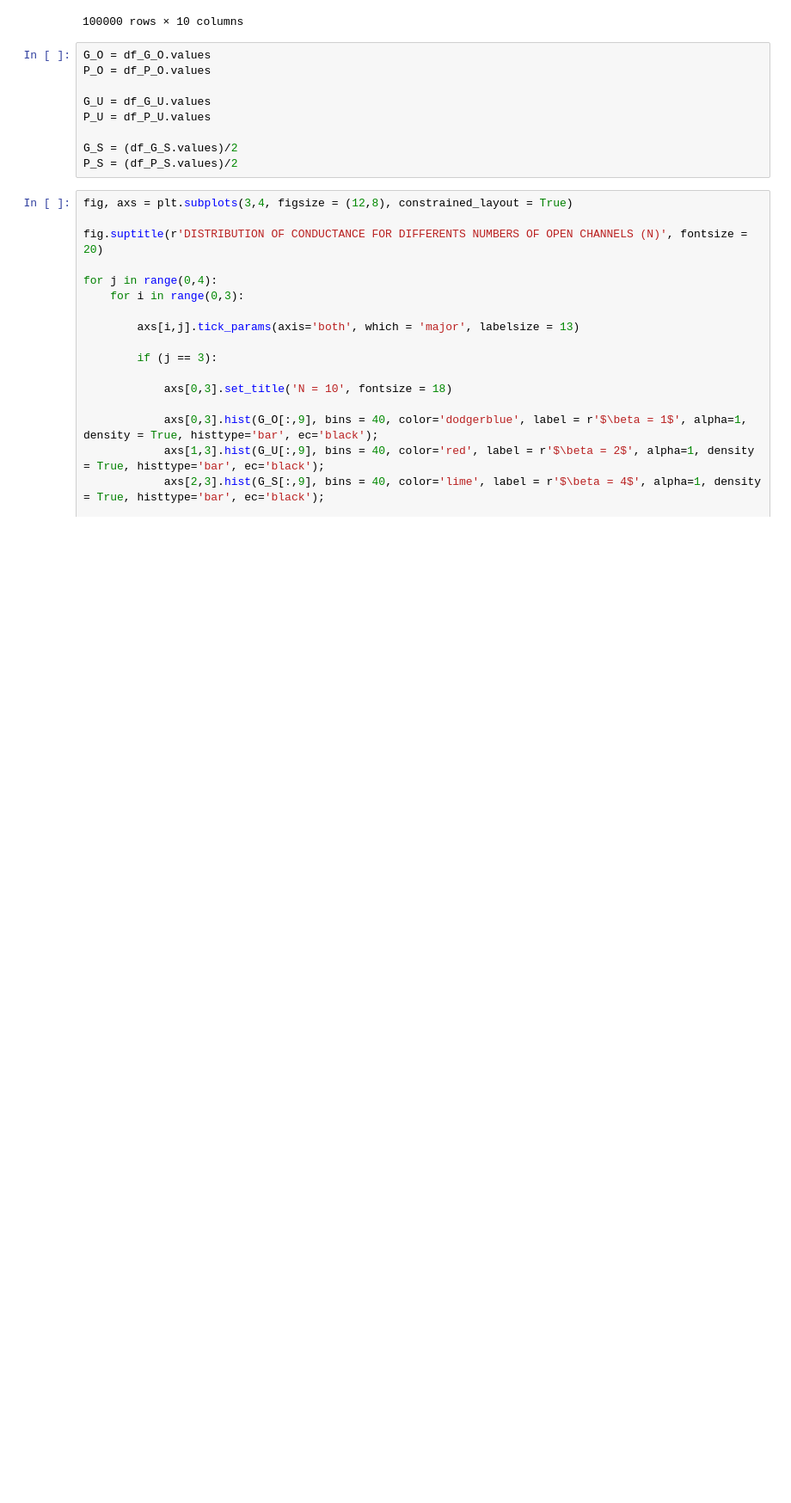
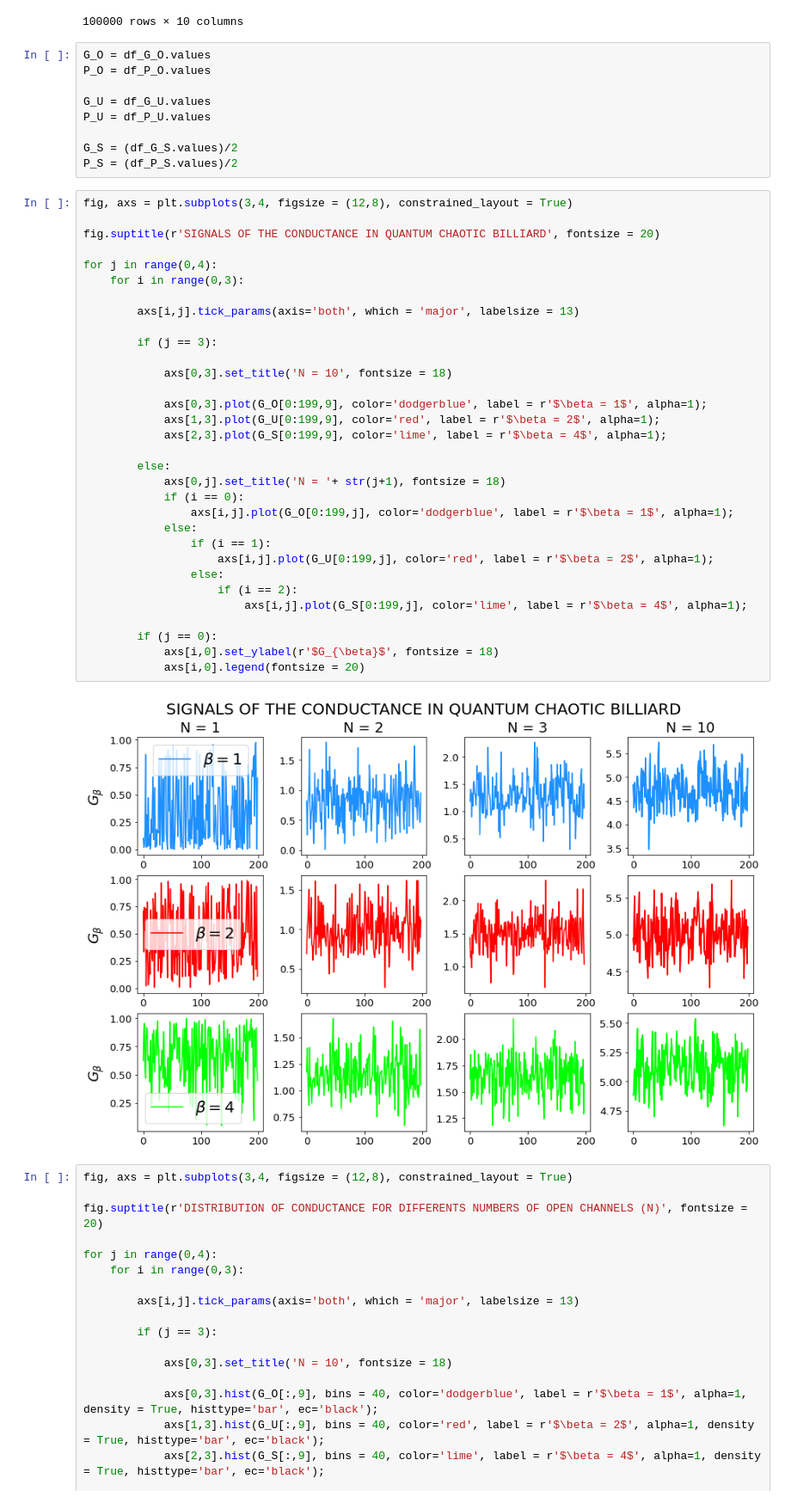
Before and after one commit to Rafffaelb/Schrodinger_Billiard, a Jupyter notebook: Conductance_ShotNoise/Data_Analysis/Conductance_ShotNoise.ipynb, the cells around one changed output. Shown: that part at 86% size. Saved outputs shown, nothing was run; the diff lists cells and outputs as text; blank space fills up the shorter version.

Commit message:
Plotting Signals of Conductance

```diff
--- a/Conductance_ShotNoise/Data_Analysis/Conductance_ShotNoise.ipynb
+++ b/Conductance_ShotNoise/Data_Analysis/Conductance_ShotNoise.ipynb
@@ -39,6 +39,40 @@ P_U = df_P_U.values
 
 G_S = (df_G_S.values)/2
 P_S = (df_P_S.values)/2
+# %%
+fig, axs = plt.subplots(3,4, figsize = (12,8), constrained_layout = True)
+
+fig.suptitle(r'SIGNALS OF THE CONDUCTANCE IN QUANTUM CHAOTIC BILLIARD', fontsize = 20)
+
+for j in range(0,4):
+    for i in range(0,3):
+
+        axs[i,j].tick_params(axis='both', which = 'major', labelsize = 13)
+
+        if (j == 3):
+
+            axs[0,3].set_title('N = 10', fontsize = 18)
+
+            axs[0,3].plot(G_O[0:199,9], color='dodgerblue', label = r'$\beta = 1$', alpha=1);
+            axs[1,3].plot(G_U[0:199,9], color='red', label = r'$\beta = 2$', alpha=1);
+            axs[2,3].plot(G_S[0:199,9], color='lime', label = r'$\beta = 4$', alpha=1);
+
+        else:
+            axs[0,j].set_title('N = '+ str(j+1), fontsize = 18)
+            if (i == 0):
+                axs[i,j].plot(G_O[0:199,j], color='dodgerblue', label = r'$\beta = 1$', alpha=1);
+            else:
+                if (i == 1):
+                    axs[i,j].plot(G_U[0:199,j], color='red', label = r'$\beta = 2$', alpha=1);
+                else:
+                    if (i == 2):
+                        axs[i,j].plot(G_S[0:199,j], color='lime', label = r'$\beta = 4$', alpha=1);
+
+        if (j == 0):
+            axs[i,0].set_ylabel(r'$G_{\beta}$', fontsize = 18)
+            axs[i,0].legend(fontsize = 20)
+# %% [output]
+[figure, added]
 # %%
 fig, axs = plt.subplots(3,4, figsize = (12,8), constrained_layout = True)
 
```
